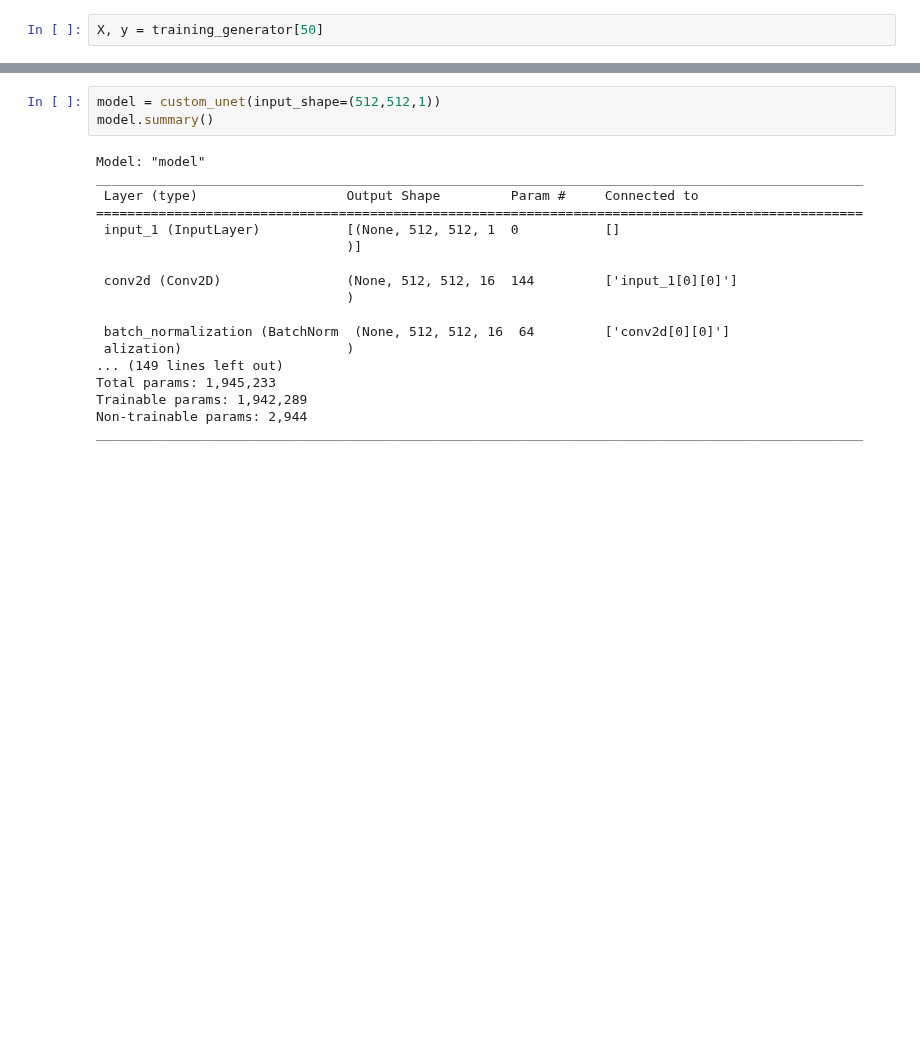
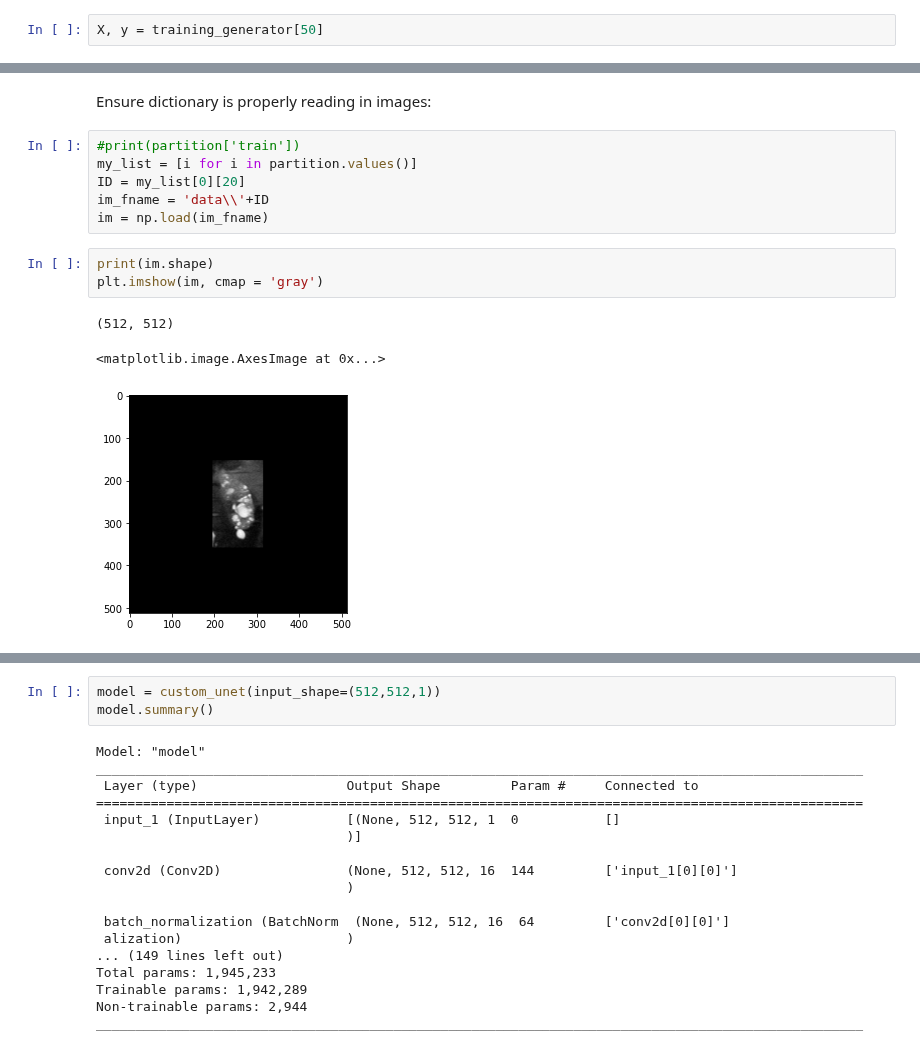
Before and after one commit to EmmaSchmidt2021/Kidney-Segmentation-Jupyter, a Jupyter notebook: (2) Model Training - Data Generator-Copy1.ipynb, the cells around one changed output, grey strips where cells are left out. Drawn from its saved outputs; the diff is of its cells as text; blank space fills up the shorter version.

Commit message:
Data generation debugging

```diff
--- a/(2) Model Training - Data Generator-Copy1.ipynb
+++ b/(2) Model Training - Data Generator-Copy1.ipynb
@@ -132,0 +185,15 @@ plt.imshow(X_img, cmap="gray")
+# %% [markdown]
+Ensure dictionary is properly reading in images:
+# %%
+#print(partition['train'])
+my_list = [i for i in partition.values()]
+ID = my_list[0][20]
+im_fname = 'data\\'+ID
+im = np.load(im_fname)
+# %%
+print(im.shape)
+plt.imshow(im, cmap = 'gray')
+# %% [output]
+(512, 512)
+<matplotlib.image.AxesImage at 0x...>
+[figure, added]
```
Also changed, not shown: parts of 18 cells of this notebook.
